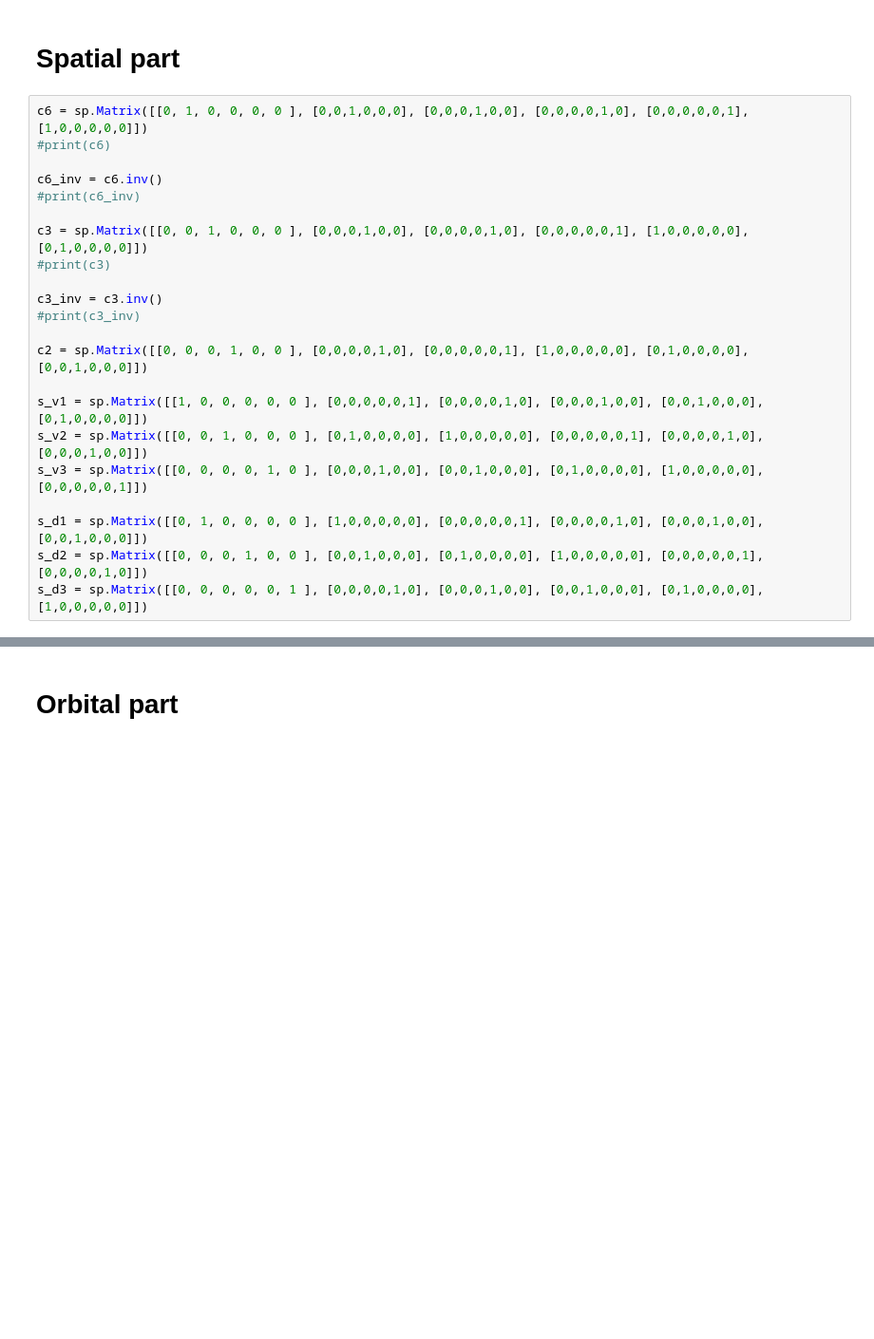
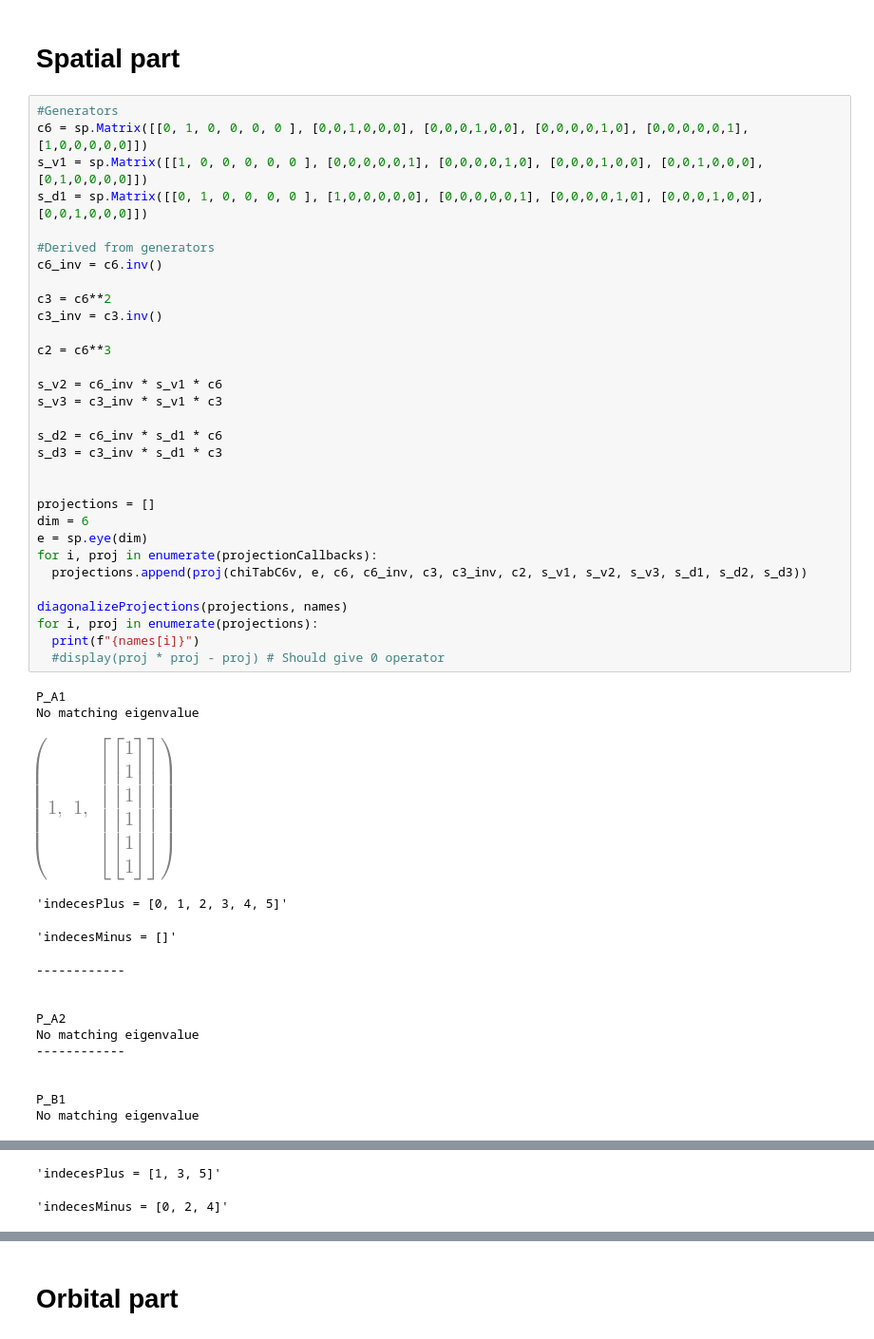
Before and after one commit to j-czarnecki/LAO-STO, a Jupyter notebook: Symbolic/irreps_c6.ipynb, the cells around one changed output, grey strips where cells are left out. Shown: that part at 95% size. Saved outputs shown, nothing was run; the diff lists cells and outputs as text; blank space fills up the shorter version.

```diff
--- a/Symbolic/irreps_c6.ipynb
+++ b/Symbolic/irreps_c6.ipynb
@@ -5,24 +109,49 @@ from sympy.physics.quantum import TensorProduct
 # %% [markdown]
 # Spatial part
 # %%
+#Generators
 c6 = sp.Matrix([[0, 1, 0, 0, 0, 0 ], [0,0,1,0,0,0], [0,0,0,1,0,0], [0,0,0,0,1,0], [0,0,0,0,0,1], [1,0,0,0,0,0]])
-#print(c6)
+s_v1 = sp.Matrix([[1, 0, 0, 0, 0, 0 ], [0,0,0,0,0,1], [0,0,0,0,1,0], [0,0,0,1,0,0], [0,0,1,0,0,0], [0,1,0,0,0,0]])
+s_d1 = sp.Matrix([[0, 1, 0, 0, 0, 0 ], [1,0,0,0,0,0], [0,0,0,0,0,1], [0,0,0,0,1,0], [0,0,0,1,0,0], [0,0,1,0,0,0]])
 
+#Derived from generators
 c6_inv = c6.inv()
-#print(c6_inv)
 
-c3 = sp.Matrix([[0, 0, 1, 0, 0, 0 ], [0,0,0,1,0,0], [0,0,0,0,1,0], [0,0,0,0,0,1], [1,0,0,0,0,0], [0,1,0,0,0,0]])
-#print(c3)
+c3 = c6**2
+c3_inv = c3.inv()
 
-c3_inv = c3.inv()
-#print(c3_inv)
+c2 = c6**3
 
-c2 = sp.Matrix([[0, 0, 0, 1, 0, 0 ], [0,0,0,0,1,0], [0,0,0,0,0,1], [1,0,0,0,0,0], [0,1,0,0,0,0], [0,0,1,0,0,0]])
+s_v2 = c6_inv * s_v1 * c6
+s_v3 = c3_inv * s_v1 * c3
 
-s_v1 = sp.Matrix([[1, 0, 0, 0, 0, 0 ], [0,0,0,0,0,1], [0,0,0,0,1,0], [0,0,0,1,0,0], [0,0,1,0,0,0], [0,1,0,0,0,0]])
-s_v2 = sp.Matrix([[0, 0, 1, 0, 0, 0 ], [0,1,0,0,0,0], [1,0,0,0,0,0], [0,0,0,0,0,1], [0,0,0,0,1,0], [0,0,0,1,0,0]])
-s_v3 = sp.Matrix([[0, 0, 0, 0, 1, 0 ], [0,0,0,1,0,0], [0,0,1,0,0,0], [0,1,0,0,0,0], [1,0,0,0,0,0], [0,0,0,0,0,1]])
+s_d2 = c6_inv * s_d1 * c6
+s_d3 = c3_inv * s_d1 * c3
 
-s_d1 = sp.Matrix([[0, 1, 0, 0, 0, 0 ], [1,0,0,0,0,0], [0,0,0,0,0,1], [0,0,0,0,1,0], [0,0,0,1,0,0], [0,0,1,0,0,0]])
-s_d2 = sp.Matrix([[0, 0, 0, 1, 0, 0 ], [0,0,1,0,0,0], [0,1,0,0,0,0], [1,0,0,0,0,0], [0,0,0,0,0,1], [0,0,0,0,1,0]])
-s_d3 = sp.Matrix([[0, 0, 0, 0, 0, 1 ], [0,0,0,0,1,0], [0,0,0,1,0,0], [0,0,1,0,0,0], [0,1,0,0,0,0], [1,0,0,0,0,0]])
+
+projections = []
+dim = 6
+e = sp.eye(dim)
+for i, proj in enumerate(projectionCallbacks):
+  projections.append(proj(chiTabC6v, e, c6, c6_inv, c3, c3_inv, c2, s_v1, s_v2, s_v3, s_d1, s_d2, s_d3))
+
+diagonalizeProjections(projections, names)
+for i, proj in enumerate(projections):
+  print(f"{names[i]}")
+  #display(proj * proj - proj) # Should give 0 operator
+# %% [output]
+P_A1
+No matching eigenvalue
+[figure, added]
+'indecesPlus = [0, 1, 2, 3, 4, 5]'
+'indecesMinus = []'
+------------
+
+
+P_A2
+No matching eigenvalue
+------------
+
+
+P_B1
+No matching eigenvalue
@@ -28,0 +159,2 @@ s_d3 = sp.Matrix([[0, 0, 0, 0, 0, 1 ], [0,0,0,0,1,0], [0,0,0,1,0,0], [0,0,1,0,0,
+'indecesPlus = [1, 3, 5]'
+'indecesMinus = [0, 2, 4]'
```
Also changed, not shown: parts of 12 cells of this notebook.
